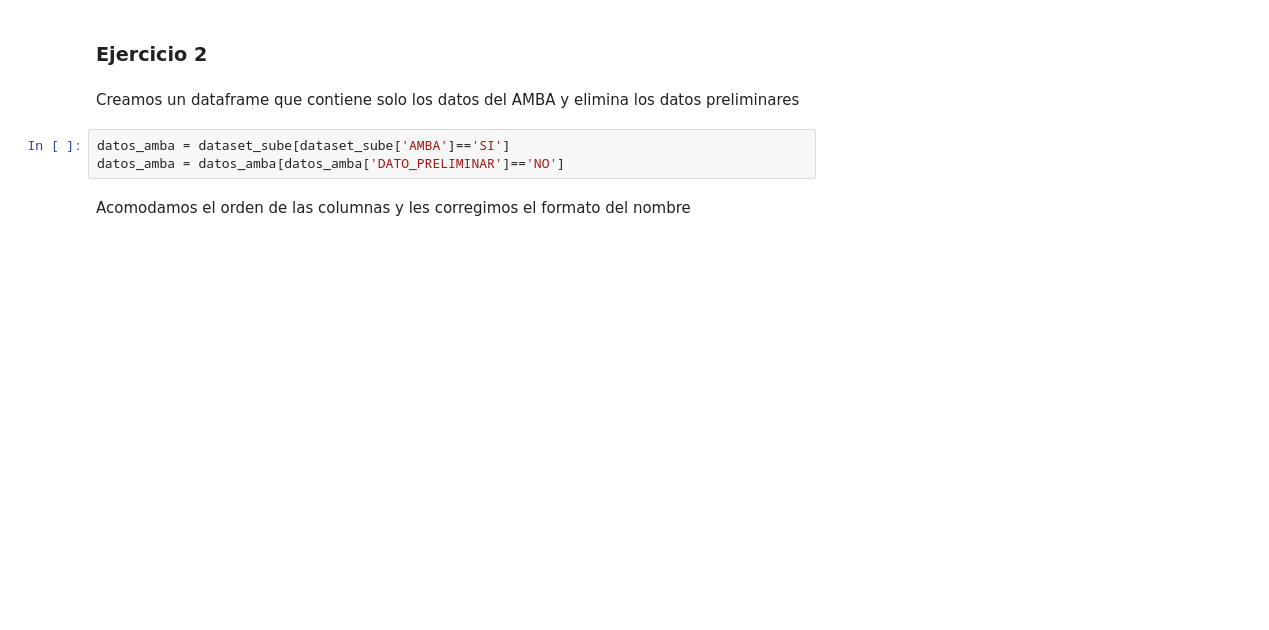
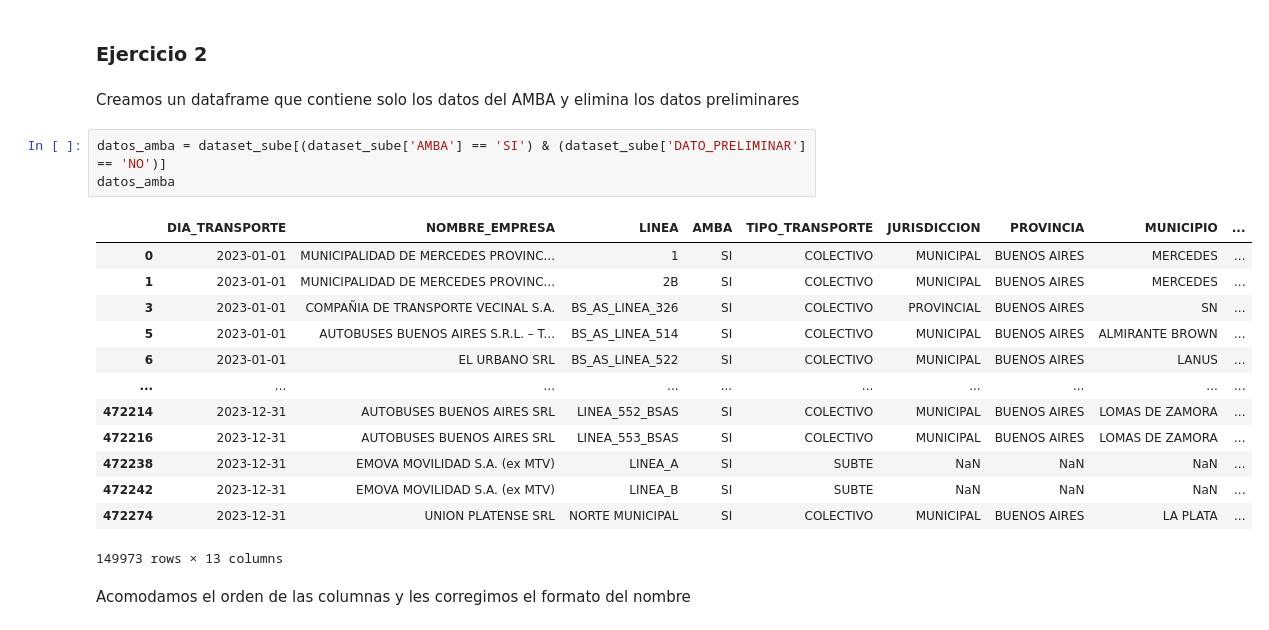
Before and after one commit to alejoGonc/labo_tp1, a Jupyter notebook: main.ipynb, the cells around one changed output. Cells and saved outputs as stored; diff of their text form; blank space fills up the shorter version.

```diff
--- a/main.ipynb
+++ b/main.ipynb
@@ -69,8 +129,22 @@ dataset_sube['FECHA_MES'] = dataset_sube['DIA_TRANSPORTE'].dt.month
 # %% [markdown]
 Creamos un dataframe que contiene solo los datos del AMBA y elimina los datos preliminares
 # %%
-datos_amba = dataset_sube[dataset_sube['AMBA']=='SI']
-datos_amba = datos_amba[datos_amba['DATO_PRELIMINAR']=='NO']
+datos_amba = dataset_sube[(dataset_sube['AMBA'] == 'SI') & (dataset_sube['DATO_PRELIMINAR'] == 'NO')]
+datos_amba
+# %% [output]
+|  | DIA_TRANSPORTE | NOMBRE_EMPRESA | LINEA | AMBA | TIPO_TRANSPORTE | JURISDICCION | PROVINCIA | MUNICIPIO | ... |
+| 0 | 2023-01-01 | MUNICIPALIDAD DE MERCEDES PROVINC... | 1 | SI | COLECTIVO | MUNICIPAL | BUENOS AIRES | MERCEDES | ... |
+| 1 | 2023-01-01 | MUNICIPALIDAD DE MERCEDES PROVINC... | 2B | SI | COLECTIVO | MUNICIPAL | BUENOS AIRES | MERCEDES | ... |
+| 3 | 2023-01-01 | COMPAÑIA DE TRANSPORTE VECINAL S.A. | BS_AS_LINEA_326 | SI | COLECTIVO | PROVINCIAL | BUENOS AIRES | SN | ... |
+| 5 | 2023-01-01 | AUTOBUSES BUENOS AIRES S.R.L. – T... | BS_AS_LINEA_514 | SI | COLECTIVO | MUNICIPAL | BUENOS AIRES | ALMIRANTE BROWN | ... |
+| 6 | 2023-01-01 | EL URBANO SRL | BS_AS_LINEA_522 | SI | COLECTIVO | MUNICIPAL | BUENOS AIRES | LANUS | ... |
+| ... | ... | ... | ... | ... | ... | ... | ... | ... | ... |
+| 472214 | 2023-12-31 | AUTOBUSES BUENOS AIRES SRL | LINEA_552_BSAS | SI | COLECTIVO | MUNICIPAL | BUENOS AIRES | LOMAS DE ZAMORA | ... |
+| 472216 | 2023-12-31 | AUTOBUSES BUENOS AIRES SRL | LINEA_553_BSAS | SI | COLECTIVO | MUNICIPAL | BUENOS AIRES | LOMAS DE ZAMORA | ... |
+| 472238 | 2023-12-31 | EMOVA MOVILIDAD S.A. (ex MTV) | LINEA_A | SI | SUBTE | NaN | NaN | NaN | ... |
+| 472242 | 2023-12-31 | EMOVA MOVILIDAD S.A. (ex MTV) | LINEA_B | SI | SUBTE | NaN | NaN | NaN | ... |
+| 472274 | 2023-12-31 | UNION PLATENSE SRL | NORTE MUNICIPAL | SI | COLECTIVO | MUNICIPAL | BUENOS AIRES | LA PLATA | ... |
+149973 rows × 13 columns
 # %% [markdown]
 Acomodamos el orden de las columnas y les corregimos el formato del nombre
 # %%
```
Also changed, not shown: parts of 28 cells of this notebook.
